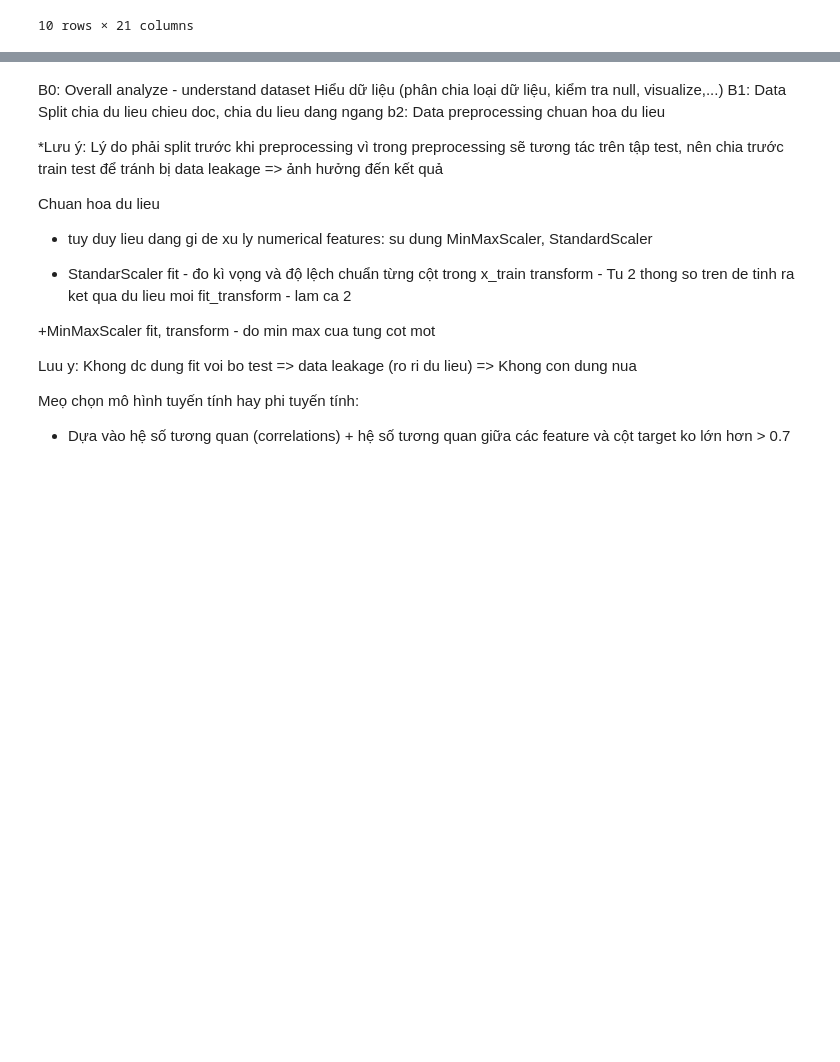
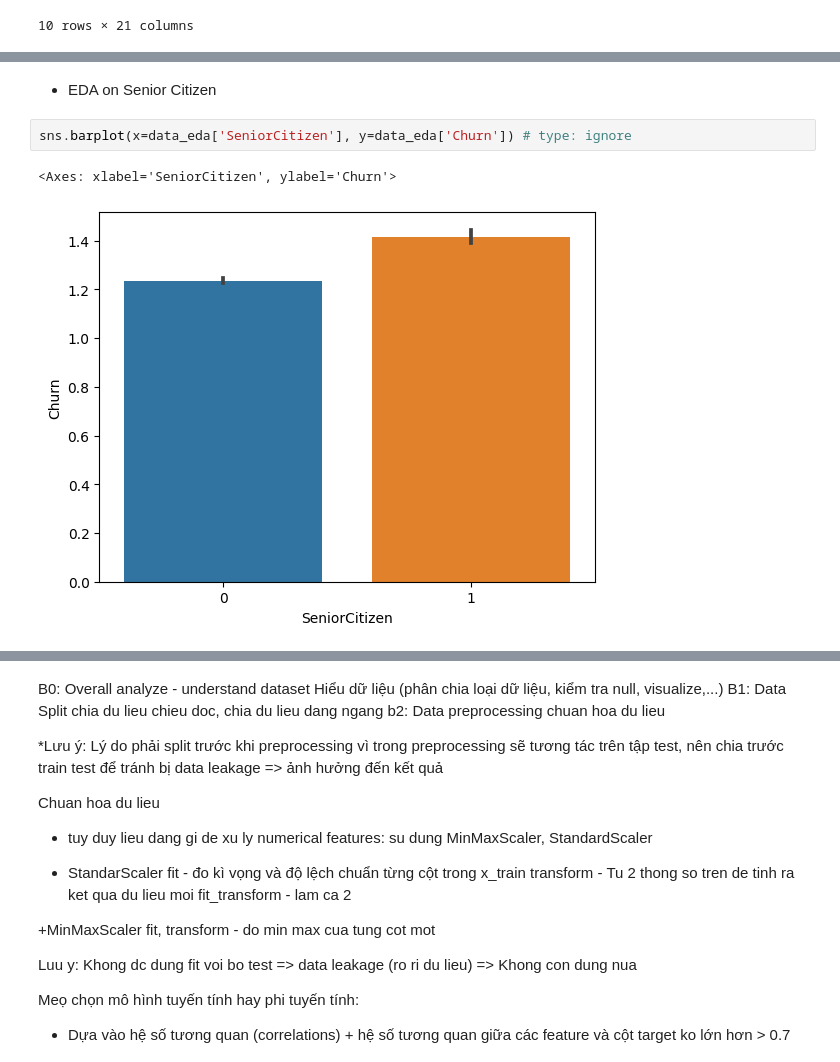
Before and after one commit to Vinh263/Imbalanced-Data-Research, a Jupyter notebook: ImbalancedData.ipynb, the cells around one changed output, grey strips where cells are left out. Drawn from its saved outputs; the diff is of its cells as text; blank space fills up the shorter version.

```diff
--- a/ImbalancedData.ipynb
+++ b/ImbalancedData.ipynb
@@ -110,0 +210,7 @@ Name: count, dtype: int64
+# %% [markdown]
+- EDA on Senior Citizen
+# %%
+sns.barplot(x=data_eda['SeniorCitizen'], y=data_eda['Churn']) # type: ignore
+# %% [output]
+<Axes: xlabel='SeniorCitizen', ylabel='Churn'>
+[figure, added]
```
Also changed, not shown: parts of 51 cells of this notebook.
